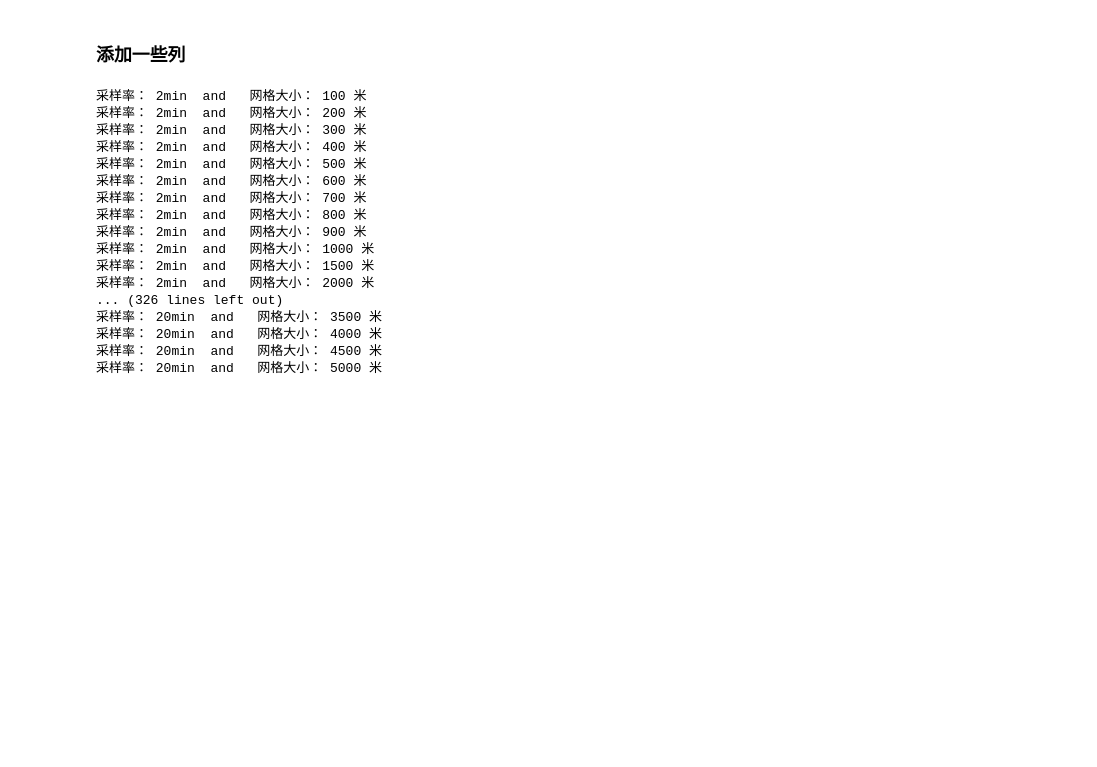
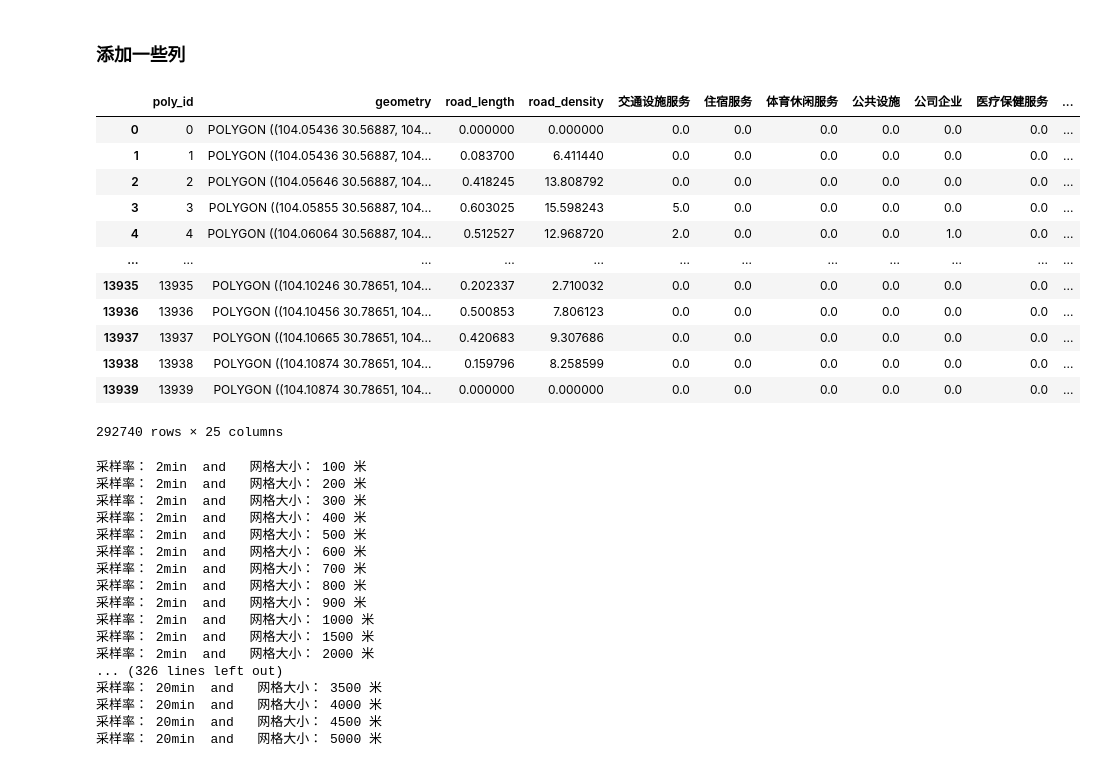
Before and after one commit to yongqi8753/kk_my_code, a Jupyter notebook: 7.匹配trip并添加一些列.ipynb, the cells around one changed output. Cells and saved outputs as stored; diff of their text form; code cells hidden in the pictures; blank space fills up the shorter version.

```diff
--- a/7.匹配trip并添加一些列.ipynb
+++ b/7.匹配trip并添加一些列.ipynb
@@ -27,3 +27,8 @@ real_trip = gpd.GeoDataFrame(real_trip, geometry=gpd.points_from_xy(real_trip.st
 real_trip_in_sihuan = real_trip.clip(mask=sihuan)
 # %% [markdown]
 ### 将trip匹配到网格上
+# %%
+# 时间格式转换
+real_trip_in_sihuan['starttime'] = pd.to_datetime(real_trip_in_sihuan['starttime'])
+real_trip_in_sihuan['endtime'] = pd.to_datetime(real_trip_in_sihuan['endtime'])
+real_trip_in_sihuan['hour'] = real_trip_in_sihuan['starttime'].dt.hour
@@ -93,5 +128,21 @@ for samp_rate in tqdm(range(2,21)):
 # %% [markdown]
 ### 添加一些列
+# %%
+grid_trip_num
+# %% [output]
+|  | poly_id | geometry | road_length | road_density | 交通设施服务 | 住宿服务 | 体育休闲服务 | 公共设施 | 公司企业 | 医疗保健服务 | ... |
+| 0 | 0 | POLYGON ((104.05436 30.56887, 104... | 0.000000 | 0.000000 | 0.0 | 0.0 | 0.0 | 0.0 | 0.0 | 0.0 | ... |
+| 1 | 1 | POLYGON ((104.05436 30.56887, 104... | 0.083700 | 6.411440 | 0.0 | 0.0 | 0.0 | 0.0 | 0.0 | 0.0 | ... |
+| 2 | 2 | POLYGON ((104.05646 30.56887, 104... | 0.418245 | 13.808792 | 0.0 | 0.0 | 0.0 | 0.0 | 0.0 | 0.0 | ... |
+| 3 | 3 | POLYGON ((104.05855 30.56887, 104... | 0.603025 | 15.598243 | 5.0 | 0.0 | 0.0 | 0.0 | 0.0 | 0.0 | ... |
+| 4 | 4 | POLYGON ((104.06064 30.56887, 104... | 0.512527 | 12.968720 | 2.0 | 0.0 | 0.0 | 0.0 | 1.0 | 0.0 | ... |
+| ... | ... | ... | ... | ... | ... | ... | ... | ... | ... | ... | ... |
+| 13935 | 13935 | POLYGON ((104.10246 30.78651, 104... | 0.202337 | 2.710032 | 0.0 | 0.0 | 0.0 | 0.0 | 0.0 | 0.0 | ... |
+| 13936 | 13936 | POLYGON ((104.10456 30.78651, 104... | 0.500853 | 7.806123 | 0.0 | 0.0 | 0.0 | 0.0 | 0.0 | 0.0 | ... |
+| 13937 | 13937 | POLYGON ((104.10665 30.78651, 104... | 0.420683 | 9.307686 | 0.0 | 0.0 | 0.0 | 0.0 | 0.0 | 0.0 | ... |
+| 13938 | 13938 | POLYGON ((104.10874 30.78651, 104... | 0.159796 | 8.258599 | 0.0 | 0.0 | 0.0 | 0.0 | 0.0 | 0.0 | ... |
+| 13939 | 13939 | POLYGON ((104.10874 30.78651, 104... | 0.000000 | 0.000000 | 0.0 | 0.0 | 0.0 | 0.0 | 0.0 | 0.0 | ... |
+292740 rows × 25 columns
 # %%
 grid_m_list = np.append((np.linspace(100,900,9)),\
           np.linspace(1000,5000,9)) # 生成网格大小列表
```
Also changed, not shown: parts of 2 cells of this notebook, 1 other file.
